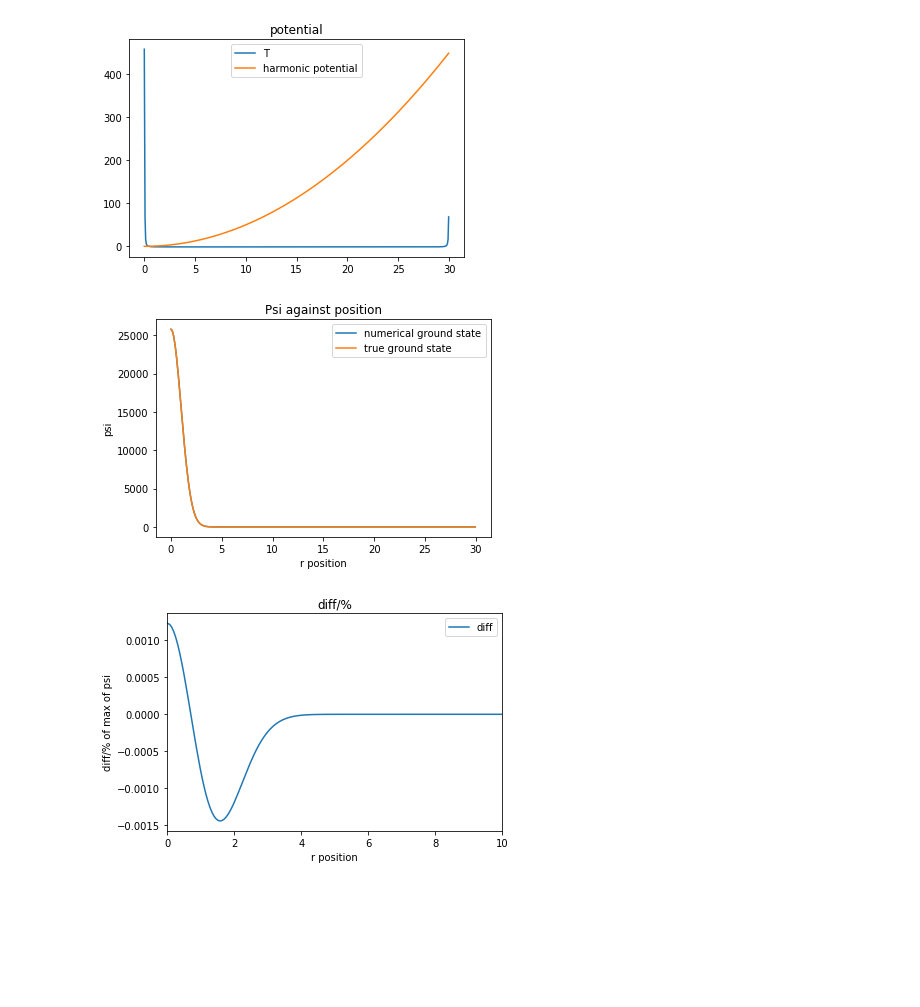
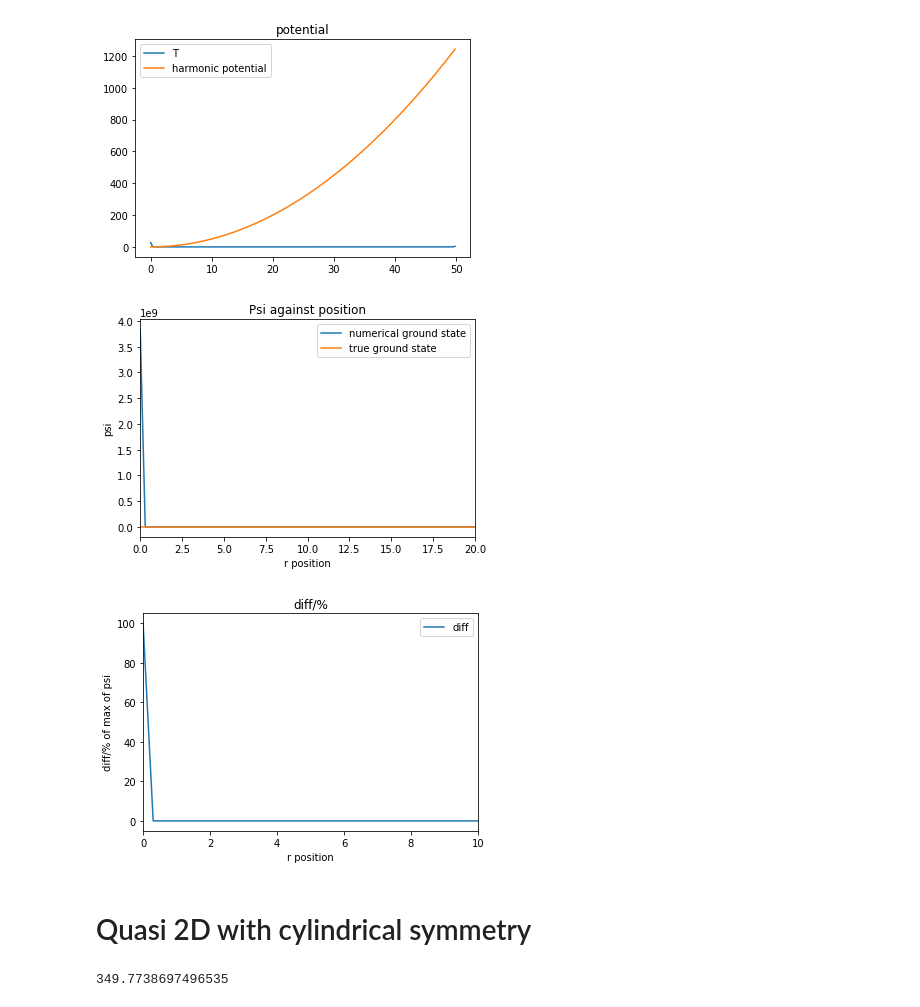
Before and after one commit to DavidStrachan1/BEC-of-dipolar-atoms-simulations, a Jupyter notebook: trying to get thomas fermi-checkpoint.ipynb, the cells around one changed output. Saved outputs shown, nothing was run; the diff lists cells and outputs as text; code cells hidden in the pictures; blank space fills up the shorter version.

```diff
--- a/trying to get thomas fermi-checkpoint.ipynb
+++ b/trying to get thomas fermi-checkpoint.ipynb
@@ -13,7 +13,7 @@ from scipy.integrate import quad, dblquad
 # from mpl_tookits import mplot3d
 
 
-N =300
+N =201
 k = int(N/4)
 alpha=np.pad(ss.jnp_zeros(0,N),(1,0),'constant',constant_values=(0)) # zeros of first derivative of zeroth order bessel function
 ##starts from n=1 rather than n = 0
@@ -46,10 +46,10 @@ from numpy.fft import fft2,ifft2
 m = 2.7774e-25
 w=100*np.pi
 
-dt = -0.02j
+dt = -0.1j
 
 
-b = 30#np.sqrt(S/(2*np.pi))
+b = 50#np.sqrt(S/(2*np.pi))
 beta = S/(2*np.pi*b)#np.sqrt(S/(2*np.pi))
 r = alpha*b/S
 rho = alpha*beta/S
@@ -84,38 +84,43 @@ def iqfht(psi,J):
 J = np.abs(ss.jv(0,alpha))
 
 
-No = 1e5
+No = 6e3
 ##for harmonic
 xs = np.sqrt(sc.hbar/(m*w))
 
 
 a = 0#5.1e-9
 gs = 4*np.pi*a*No/xs #(not g, g in dimensionless units)
-
+g = 4*np.pi*(sc.hbar**2)*a/m
 
 Rc = b+1
 mu =6.98
 mu_B =9.2740100783e-24
-lamda = (m*No*sc.mu_0*(mu*mu_B)**2)/(3*(sc.hbar**2)*xs)
+Cdd = sc.mu_0*(mu*mu_B)**2
+lamda = (m*No*Cdd)/(3*(sc.hbar**2)*xs)
 # dimensionless variables
 
 
 def dd_cont(psi):
     out = lamda/3
-    out+= lamda*np.cos(Rc*2*np.pi*rho)/(Rc*np.pi*rho)**2
+    out+= lamda*np.cos(Rc*2*np.pi*rho)/(Rc*2*np.pi*rho)**2
     out = np.nan_to_num(out)
     out = out-lamda*np.sin(Rc*2*np.pi*rho)/(Rc*2*np.pi*rho)**3
     out = np.nan_to_num(out)
     out*= -1 #ky/k_mag=cos(theta_k) where theta_k is the
     #angle between k and the direction of the dipoles, I'm assuming y is
     #the direction of the dipoles
-    out = ifft(out*fft(psi**2))
+    out = iqfht(out*qfht(np.abs(psi)**2,J),J)
     return out
 
 
 #harmonic potential
 def V(psi):
-    return 0.5*r**2 + gs*psi**2 #+ dd_cont(psi)
+    return 0.5*r**2 + gs*np.abs(psi)**2 + dd_cont(psi)
+###in r space, might have to modify interaction terms because it produces too much repulsion
+##compared to cartesian because they're closer together in r space
+
+
 
 psi = np.exp(-r**2)
 
@@ -150,16 +155,22 @@ exp_T = np.exp(-1j*dt*T)
 
 for i in tqdm_notebook(range(1000),leave = False):
     psi = np.exp(-0.5j*dt*V(psi))*psi
-    psi = iqfht(exp_T*qfht(psi,J),J)
-    psi = np.exp(-0.5j*dt*V(psi))*psi
-    psi /= (LA.norm(psi))
-psi *= No
+    psi = exp_T * (qfht(psi,J)/LA.norm(qfht(psi,J)))
+    psi = iqfht(psi,J)
+    psi /= LA.norm(psi)
+    psi = np.exp(-0.5j*dt*V(psi)) * psi
+    psi /= LA.norm(psi)
+
+
+###normalisation condition for polar coords is different
+psi /= np.sqrt(2*np.pi*np.sum(r*(np.abs(psi)**2)))
+psi *= np.sqrt(No)
 
 
 #harmonic potential
 gnd_state = np.exp((-r**2)/2)
-gnd_state /= LA.norm(gnd_state)
-gnd_state *= No
+gnd_state /= np.sqrt(2*np.pi*np.sum(r*(np.abs(gnd_state)**2)))
+gnd_state *= np.sqrt(No)
 
 # ##box potential
 # def gnd_state(r):
@@ -183,38 +194,44 @@ plt.plot(r,np.abs(psi), label ="numerical ground state")
 plt.plot(r,gnd_state, label = "true ground state")
 plt.xlabel('r position')
 plt.ylabel('psi')
-#plt.xlim(0,20)
+plt.xlim(0,20)
 plt.legend()
 plt.title('Psi against position')
 plt.show() # plots psi against x
 
 diff = psi-gnd_state
 #plt.plot(r,100*diff/np.abs(psi), label ="difference to solution and true ground state")
 #gives 100% at r[25] as gnd_state is 0 where as psi is finite (e-44)
 plt.plot(r,100*diff/np.max(psi),label="diff")
 plt.xlabel('r position')
 plt.ylabel('diff/% of max of psi')
 #plt.ylim(-1,1)
 plt.xlim(0,10)
 plt.legend()
 plt.title('diff/%')
 plt.show() # plots psi against x
 
 
 ##Thomas fermi
 
 # chem =sc.hbar*w*np.sqrt(4*No*a)
 # chem /=(sc.hbar*w) #making it dimensionless
 # R = np.sqrt(2*chem) # thomas-fermi radius
 # TF = np.sqrt(1-(r/R)**2)
 # TF = np.nan_to_num(TF)
 # TF /= LA.norm(TF)
 # plt.plot(r,TF)
 
 ##R = 1e9 for R>1 (TF to be valid)
 
 psi_r = psi
 # %% [output]
-[figure, old version]
+[figure, new version]
-[figure, old version]
+[figure, new version]
-[figure, old version]
+[figure, new version]
+# %% [markdown]
+# Quasi 2D with cylindrical symmetry
+# %%
+gs
+# %% [output]
+349.7738697496535
```
Also changed, not shown: parts of 9 cells of this notebook.
